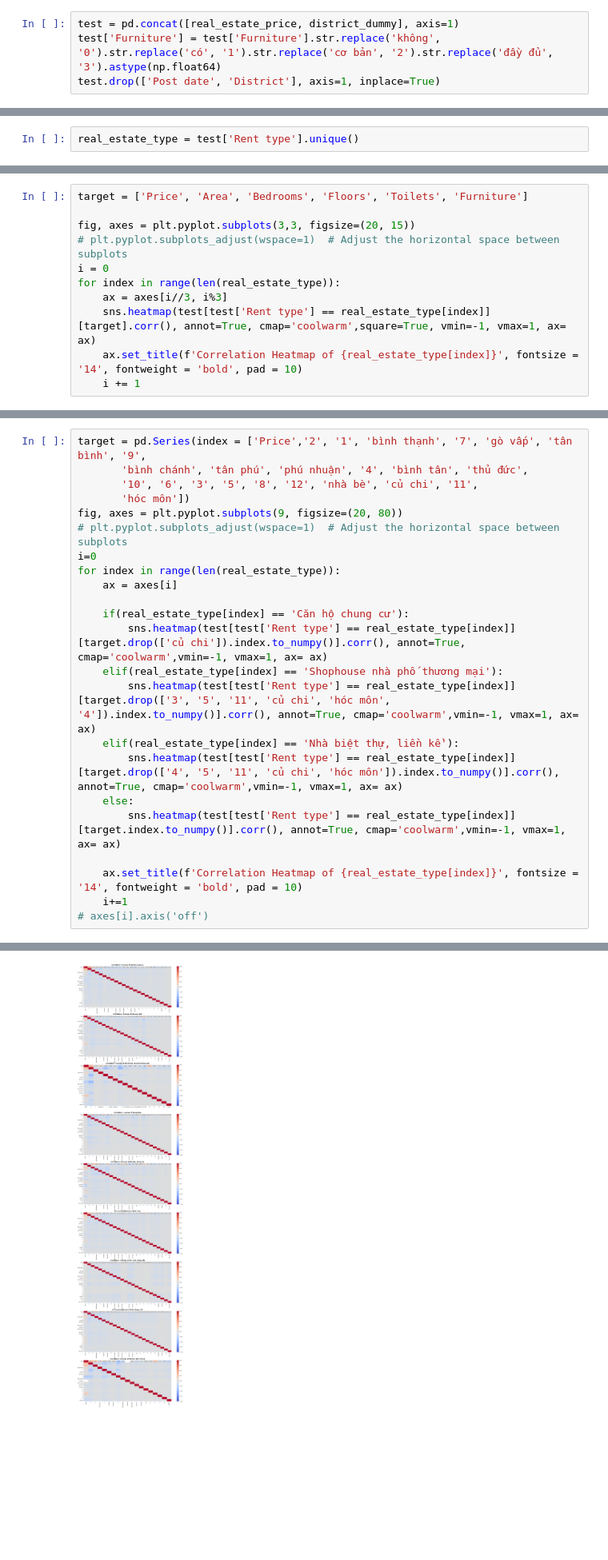
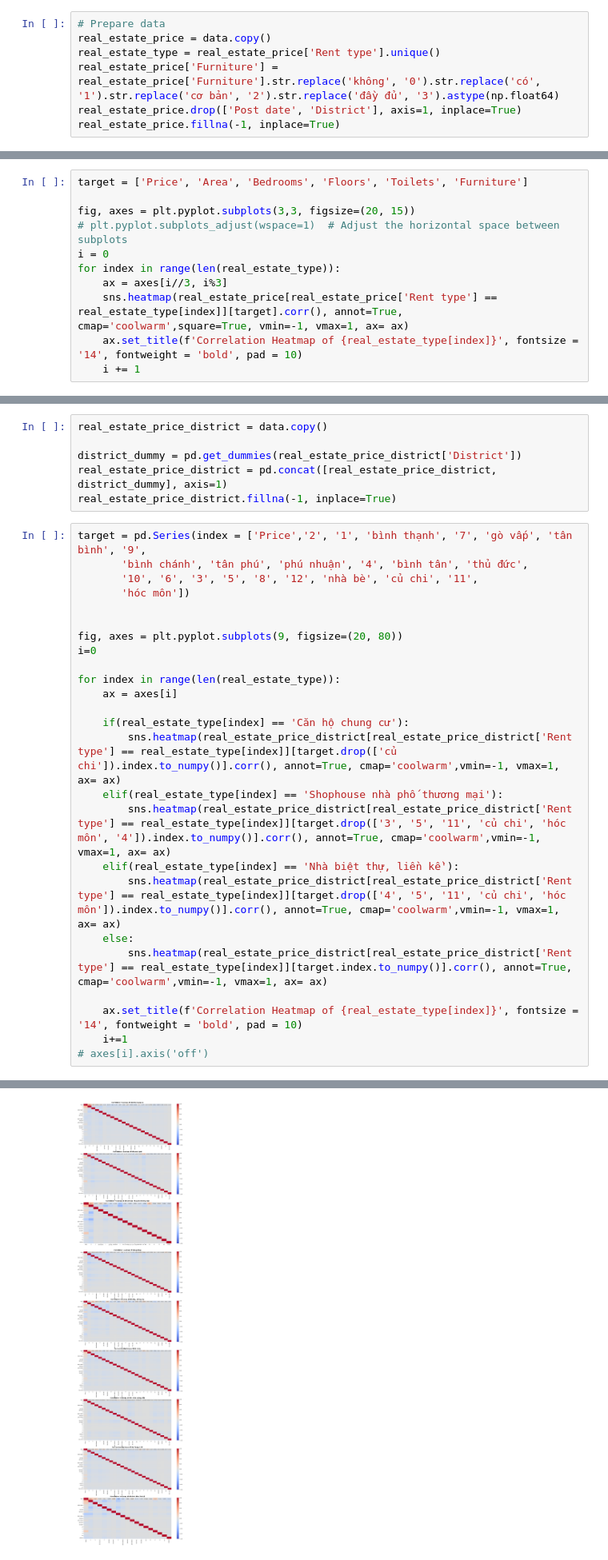
Before and after one commit to bonkh/I2DS_Final_Project, a Jupyter notebook: Asking_rent_data.ipynb, the cells around one changed output, grey strips where cells are left out. Shown at 80% size. Cells and saved outputs as stored; diff of their text form; blank space fills up the shorter version.

```diff
--- a/Asking_rent_data.ipynb
+++ b/Asking_rent_data.ipynb
@@ -347,4 +366,7 @@ district_dummy = pd.get_dummies(real_estate_price['District'])
 # %%
-test = pd.concat([real_estate_price, district_dummy], axis=1)
-test['Furniture'] = test['Furniture'].str.replace('không', '0').str.replace('có', '1').str.replace('cơ bản', '2').str.replace('đầy đủ', '3').astype(np.float64)
-test.drop(['Post date', 'District'], axis=1, inplace=True)
+# Prepare data
+real_estate_price = data.copy()
+real_estate_type = real_estate_price['Rent type'].unique()
+real_estate_price['Furniture'] = real_estate_price['Furniture'].str.replace('không', '0').str.replace('có', '1').str.replace('cơ bản', '2').str.replace('đầy đủ', '3').astype(np.float64)
+real_estate_price.drop(['Post date', 'District'], axis=1, inplace=True)
+real_estate_price.fillna(-1, inplace=True)
@@ -353,2 +372,0 @@ test.fillna(-1, inplace=True)
-# %%
-real_estate_type = test['Rent type'].unique()
@@ -362,7 +378,7 @@ fig, axes = plt.pyplot.subplots(3,3, figsize=(20, 15))
 i = 0
 for index in range(len(real_estate_type)):
     ax = axes[i//3, i%3]
-    sns.heatmap(test[test['Rent type'] == real_estate_type[index]][target].corr(), annot=True, cmap='coolwarm',square=True, vmin=-1, vmax=1, ax= ax)
+    sns.heatmap(real_estate_price[real_estate_price['Rent type'] == real_estate_type[index]][target].corr(), annot=True, cmap='coolwarm',square=True, vmin=-1, vmax=1, ax= ax)
     ax.set_title(f'Correlation Heatmap of {real_estate_type[index]}', fontsize = '14', fontweight = 'bold', pad = 10)
     i += 1
 # %% [output]
@@ -382,22 +396,30 @@ array(['Price', '2', 'bình thạnh', '7', 'gò vấp', 'tân bình', '9',
+# %%
+real_estate_price_district = data.copy()
+
+district_dummy = pd.get_dummies(real_estate_price_district['District'])
+real_estate_price_district = pd.concat([real_estate_price_district, district_dummy], axis=1)
+real_estate_price_district.fillna(-1, inplace=True)
 # %%
 target = pd.Series(index = ['Price','2', '1', 'bình thạnh', '7', 'gò vấp', 'tân bình', '9',
        'bình chánh', 'tân phú', 'phú nhuận', '4', 'bình tân', 'thủ đức',
        '10', '6', '3', '5', '8', '12', 'nhà bè', 'củ chi', '11',
        'hóc môn'])
+
+
 fig, axes = plt.pyplot.subplots(9, figsize=(20, 80))
-# plt.pyplot.subplots_adjust(wspace=1)  # Adjust the horizontal space between subplots
 i=0
+
 for index in range(len(real_estate_type)):
     ax = axes[i]
 
     if(real_estate_type[index] == 'Căn hộ chung cư'):
-        sns.heatmap(test[test['Rent type'] == real_estate_type[index]][target.drop(['củ chi']).index.to_numpy()].corr(), annot=True, cmap='coolwarm',vmin=-1, vmax=1, ax= ax)
+        sns.heatmap(real_estate_price_district[real_estate_price_district['Rent type'] == real_estate_type[index]][target.drop(['củ chi']).index.to_numpy()].corr(), annot=True, cmap='coolwarm',vmin=-1, vmax=1, ax= ax)
     elif(real_estate_type[index] == 'Shophouse nhà phố thương mại'):
-        sns.heatmap(test[test['Rent type'] == real_estate_type[index]][target.drop(['3', '5', '11', 'củ chi', 'hóc môn', '4']).index.to_numpy()].corr(), annot=True, cmap='coolwarm',vmin=-1, vmax=1, ax= ax)
+        sns.heatmap(real_estate_price_district[real_estate_price_district['Rent type'] == real_estate_type[index]][target.drop(['3', '5', '11', 'củ chi', 'hóc môn', '4']).index.to_numpy()].corr(), annot=True, cmap='coolwarm',vmin=-1, vmax=1, ax= ax)
     elif(real_estate_type[index] == 'Nhà biệt thự, liền kề'):
-        sns.heatmap(test[test['Rent type'] == real_estate_type[index]][target.drop(['4', '5', '11', 'củ chi', 'hóc môn']).index.to_numpy()].corr(), annot=True, cmap='coolwarm',vmin=-1, vmax=1, ax= ax)
+        sns.heatmap(real_estate_price_district[real_estate_price_district['Rent type'] == real_estate_type[index]][target.drop(['4', '5', '11', 'củ chi', 'hóc môn']).index.to_numpy()].corr(), annot=True, cmap='coolwarm',vmin=-1, vmax=1, ax= ax)
     else:
-        sns.heatmap(test[test['Rent type'] == real_estate_type[index]][target.index.to_numpy()].corr(), annot=True, cmap='coolwarm',vmin=-1, vmax=1, ax= ax)
+        sns.heatmap(real_estate_price_district[real_estate_price_district['Rent type'] == real_estate_type[index]][target.index.to_numpy()].corr(), annot=True, cmap='coolwarm',vmin=-1, vmax=1, ax= ax)
 
     ax.set_title(f'Correlation Heatmap of {real_estate_type[index]}', fontsize = '14', fontweight = 'bold', pad = 10)
     i+=1
@@ -407 +428 @@ Format strings passed to MaskedConstant are ignored, but in future may error or
-[figure, old version]
+[figure, new version]
```
Also changed, not shown: parts of 23 cells of this notebook, 2 other files.
